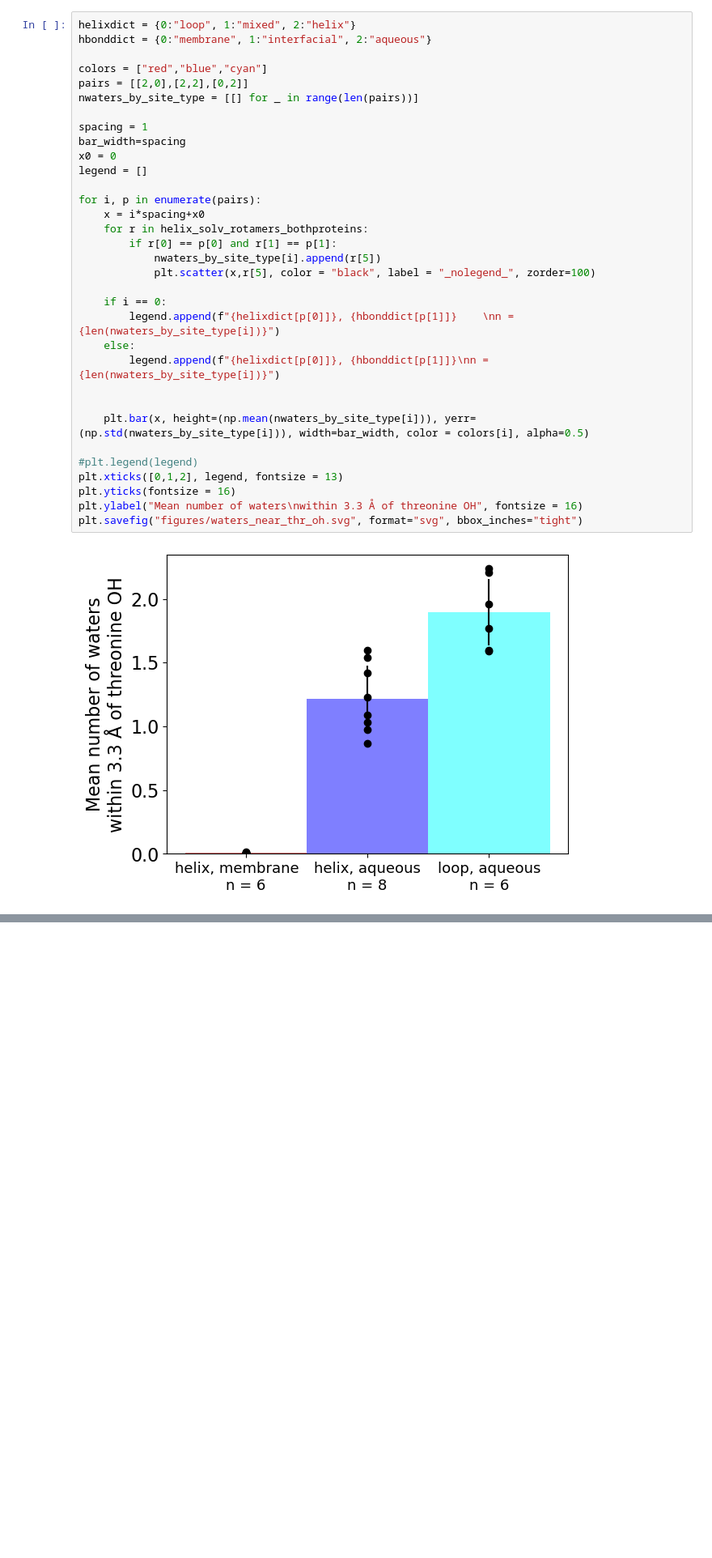
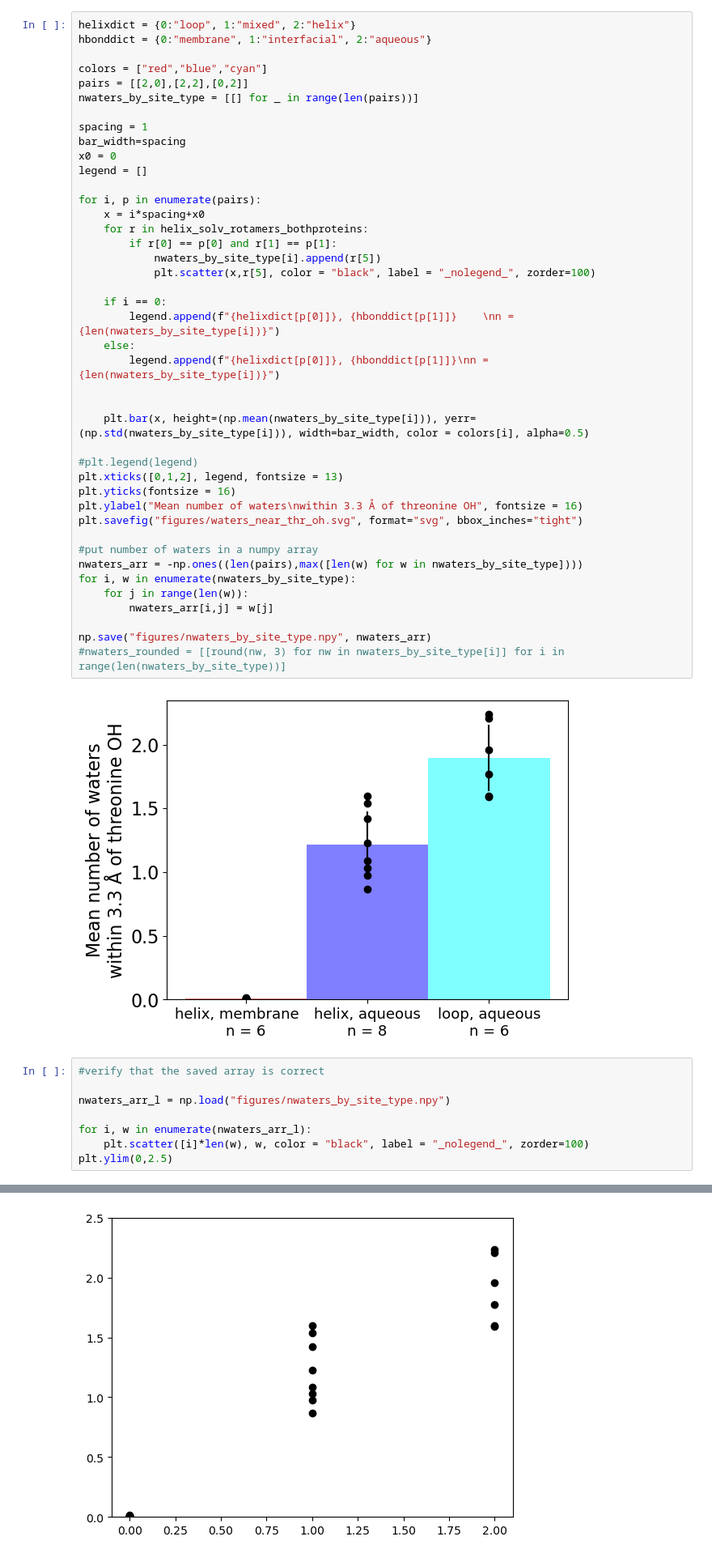
Before and after one commit to JonathanHB/threonine_rotamer_analysis, a Jupyter notebook: nearby_water_analysis.ipynb, the cells around one changed output, grey strips where cells are left out. Shown at 81% size. Cells and saved outputs as stored; diff of their text form; blank space fills up the shorter version.

```diff
--- a/nearby_water_analysis.ipynb
+++ b/nearby_water_analysis.ipynb
@@ -237,5 +238,23 @@ plt.xticks([0,1,2], legend, fontsize = 13)
 plt.yticks(fontsize = 16)
 plt.ylabel("Mean number of waters\nwithin 3.3 Å of threonine OH", fontsize = 16)
 plt.savefig("figures/waters_near_thr_oh.svg", format="svg", bbox_inches="tight")
+
+#put number of waters in a numpy array
+nwaters_arr = -np.ones((len(pairs),max([len(w) for w in nwaters_by_site_type])))
+for i, w in enumerate(nwaters_by_site_type):
+    for j in range(len(w)):
+        nwaters_arr[i,j] = w[j]
+
+np.save("figures/nwaters_by_site_type.npy", nwaters_arr)
+#nwaters_rounded = [[round(nw, 3) for nw in nwaters_by_site_type[i]] for i in range(len(nwaters_by_site_type))]
 # %% [output]
 [figure]
+# %%
+#verify that the saved array is correct
+
+nwaters_arr_l = np.load("figures/nwaters_by_site_type.npy")
+
+for i, w in enumerate(nwaters_arr_l):
+    plt.scatter([i]*len(w), w, color = "black", label = "_nolegend_", zorder=100)
+plt.ylim(0,2.5)
+# %% [output]
@@ -241,0 +262 @@ plt.savefig("figures/waters_near_thr_oh.svg", format="svg", bbox_inches="tight")
+[figure, added]
```
Also changed, not shown: parts of 2 cells of this notebook, 1 other file.
